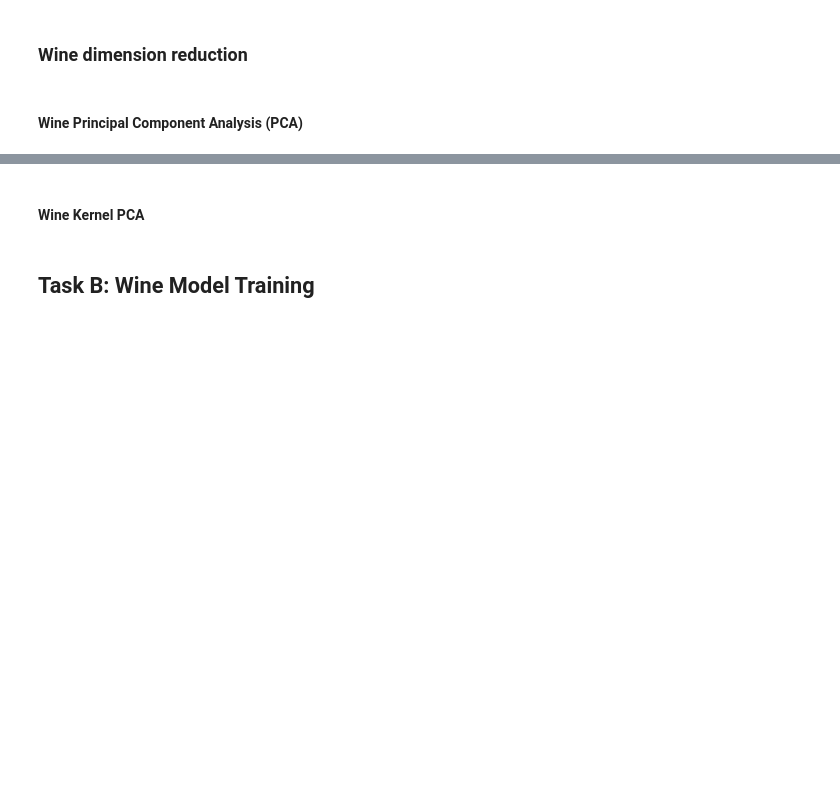
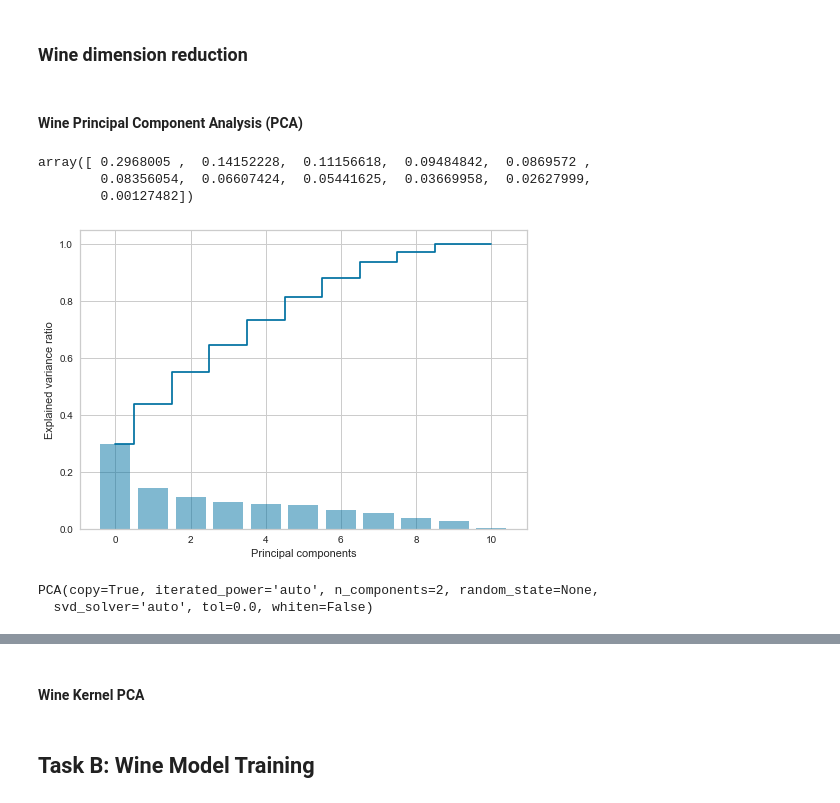
Before and after one commit to franciscommcunha/Data_Mining, a Jupyter notebook: scripts/Notebook1_separated.ipynb, the cells around one changed output, grey strips where cells are left out. Cells and saved outputs as stored; diff of their text form; code cells hidden in the pictures; blank space fills up the shorter version.

```diff
--- a/scripts/Notebook1_separated.ipynb
+++ b/scripts/Notebook1_separated.ipynb
@@ -565,3 +646,35 @@ X_white_train_std = sc.transform(attributes_wine)
 ### Wine dimension reduction
 # %% [markdown]
 #### Wine Principal Component Analysis (PCA)
+# %%
+X_wine_train, X_wine_test, Y_wine_train, Y_wine_test = \
+    train_test_split(attributes_wine, labels_wine, test_size=0.3, random_state=0)
+# %%
+sc = StandardScaler()
+X_wine_train_std = sc.fit_transform(X_wine_train)
+X_wine_test_std = sc.transform(X_wine_test)
+# %%
+pca_wine = PCA()
+X_wine_train_pca = pca_wine.fit_transform(X_wine_train_std)
+
+pca_wine.explained_variance_ratio_
+# %% [output]
+array([ 0.2968005 ,  0.14152228,  0.11156618,  0.09484842,  0.0869572 ,
+        0.08356054,  0.06607424,  0.05441625,  0.03669958,  0.02627999,
+        0.00127482])
+# %%
+plt.bar(range(11), pca_wine.explained_variance_ratio_, alpha=0.5, align='center')
+plt.step(range(11), np.cumsum(pca_wine.explained_variance_ratio_), where='mid')
+plt.ylabel('Explained variance ratio')
+plt.xlabel('Principal components')
+plt.show()
+# %% [output]
+[figure, added]
+# %%
+# Only two components for illustration
+pca_wine = PCA(n_components=2)
+X_wine_train_pca = pca_wine.fit_transform(X_wine_train_std)
+print(pca_wine)
+# %% [output]
+PCA(copy=True, iterated_power='auto', n_components=2, random_state=None,
+  svd_solver='auto', tol=0.0, whiten=False)
```
Also changed, not shown: parts of 32 cells of this notebook.
